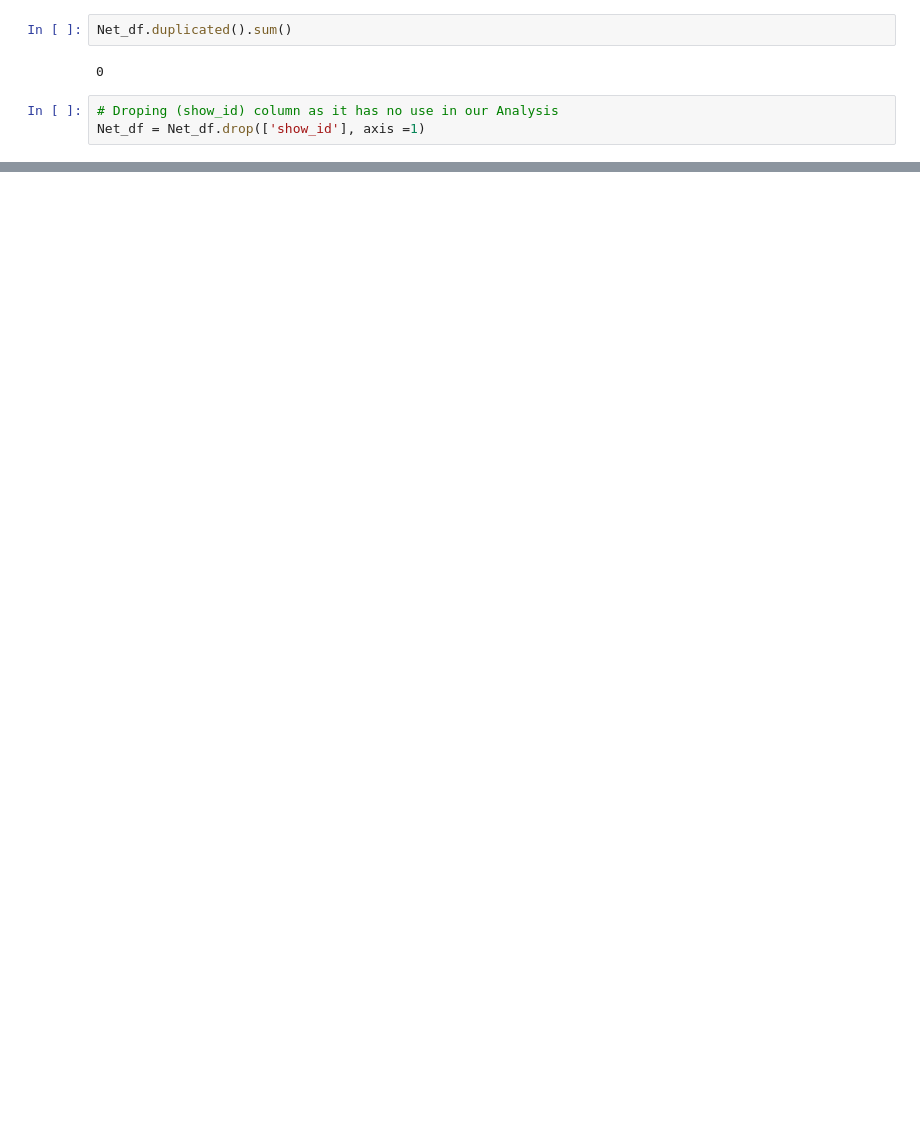
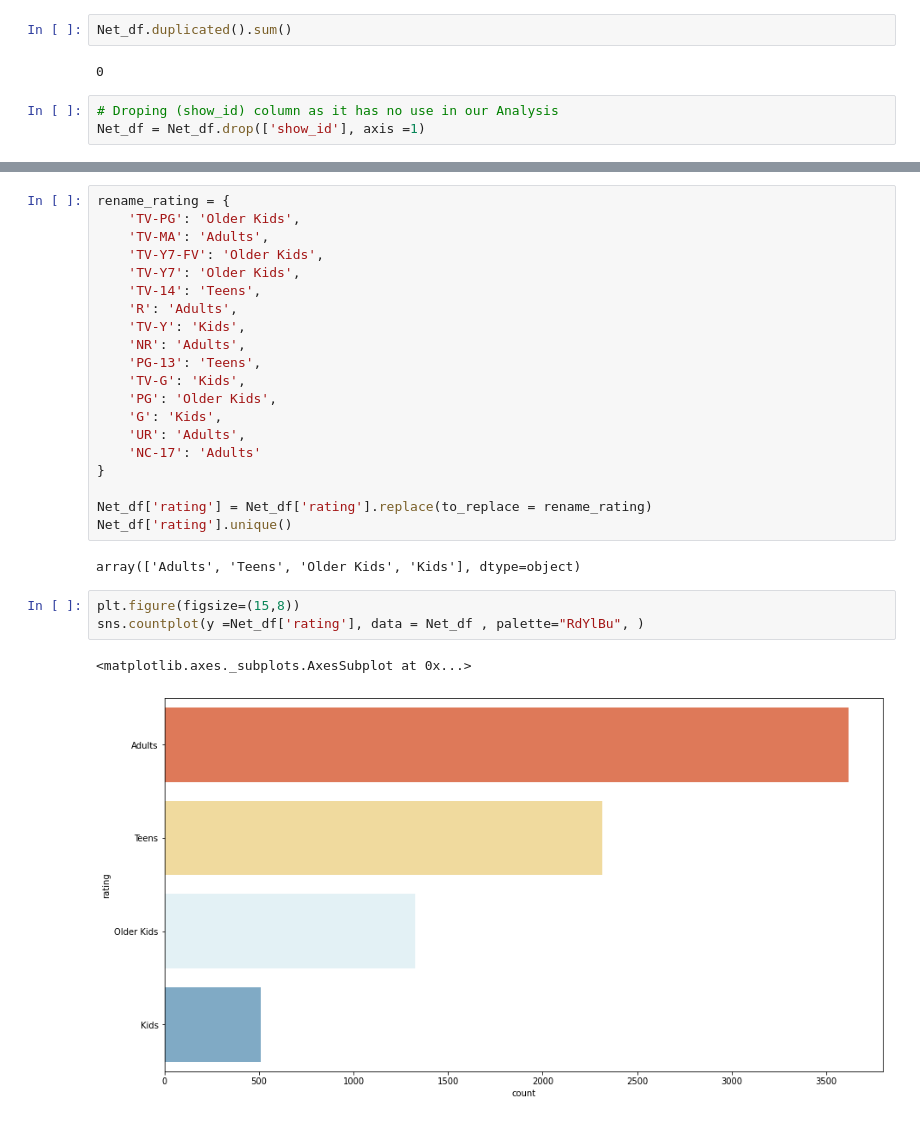
Before and after one commit to Ajinkya-dak/NETFLIX-MOVIES-AND-TV-SHOWS-CLUSTERING, a Jupyter notebook: NETFLIX_MOVIES_AND_TV_SHOWS_CLUSTERING.ipynb, the cells around one changed output, grey strips where cells are left out. Drawn from its saved outputs; the diff is of its cells as text; blank space fills up the shorter version.

```diff
--- a/NETFLIX_MOVIES_AND_TV_SHOWS_CLUSTERING.ipynb
+++ b/NETFLIX_MOVIES_AND_TV_SHOWS_CLUSTERING.ipynb
@@ -169,0 +328,28 @@ Net_df = Net_df.drop(['show_id'], axis =1)
+# %%
+rename_rating = {
+    'TV-PG': 'Older Kids',
+    'TV-MA': 'Adults',
+    'TV-Y7-FV': 'Older Kids',
+    'TV-Y7': 'Older Kids',
+    'TV-14': 'Teens',
+    'R': 'Adults',
+    'TV-Y': 'Kids',
+    'NR': 'Adults',
+    'PG-13': 'Teens',
+    'TV-G': 'Kids',
+    'PG': 'Older Kids',
+    'G': 'Kids',
+    'UR': 'Adults',
+    'NC-17': 'Adults'
+}
+
+Net_df['rating'] = Net_df['rating'].replace(to_replace = rename_rating)
+Net_df['rating'].unique()
+# %% [output]
+array(['Adults', 'Teens', 'Older Kids', 'Kids'], dtype=object)
+# %%
+plt.figure(figsize=(15,8))
+sns.countplot(y =Net_df['rating'], data = Net_df , palette="RdYlBu", )
+# %% [output]
+<matplotlib.axes._subplots.AxesSubplot at 0x...>
+[figure, added]
```
Also changed, not shown: parts of 25 cells of this notebook.
